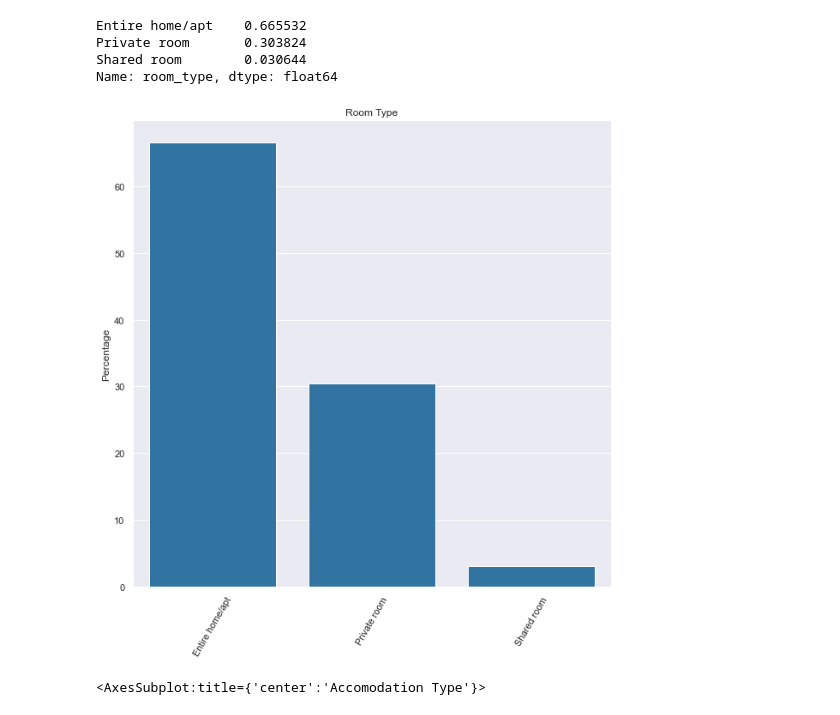
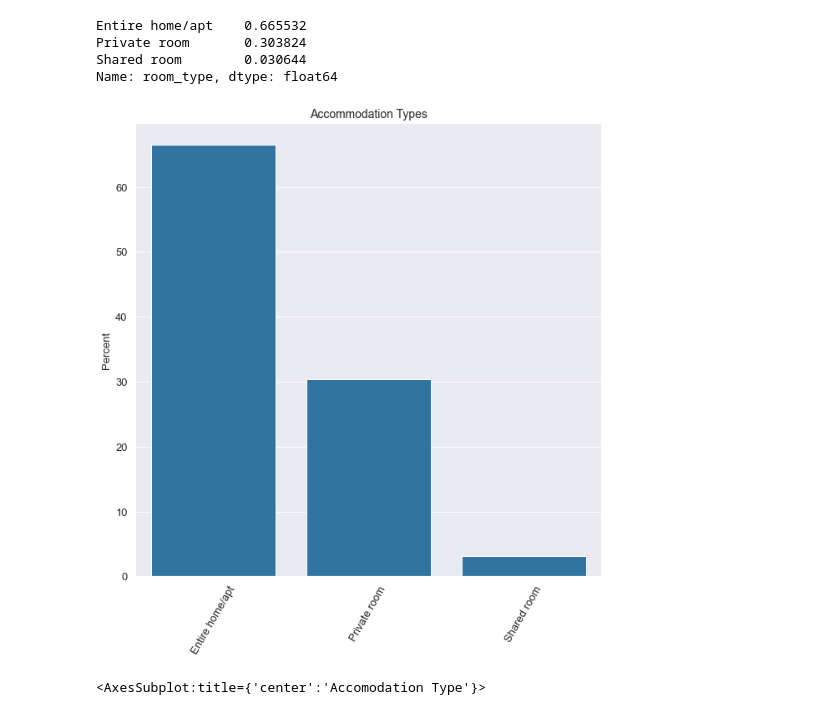
Before and after one commit to bwblock/airbnb-dataset, a Jupyter notebook: data-visualization.ipynb, the cells around one changed output. Saved outputs shown, nothing was run; the diff lists cells and outputs as text; code cells hidden in the pictures.

```diff
--- a/data-visualization.ipynb
+++ b/data-visualization.ipynb
@@ -172,13 +176,14 @@ Shared room        0.030644
 Name: room_type, dtype: float64
 # %%
 plt.figure(figsize = (10,10))
-ax = sns.barplot(x=dfroom.index,y=dfroom.values*100,color="tab:blue")
-ax.set(ylabel='Percentage')
+x = sns.barplot(x=dfroom.index,y=dfroom.values*100,color="tab:blue")
+x.set_ylabel("Percent",fontsize=13)
+x.tick_params(labelsize=13)
 plt.xticks(rotation=60)
-plt.title("Room Type")
+x.axes.set_title("Accommodation Types",fontsize=14)
 plt.show()
 # %% [output]
-[figure, old version]
+[figure, new version]
 # %%
 ((df1['room_type'].value_counts())/df1.shape[0]).plot(kind='bar', title="Accomodation Type", figsize=(6,6))
 # %% [output]
```
Also changed, not shown: parts of 3 cells of this notebook.
